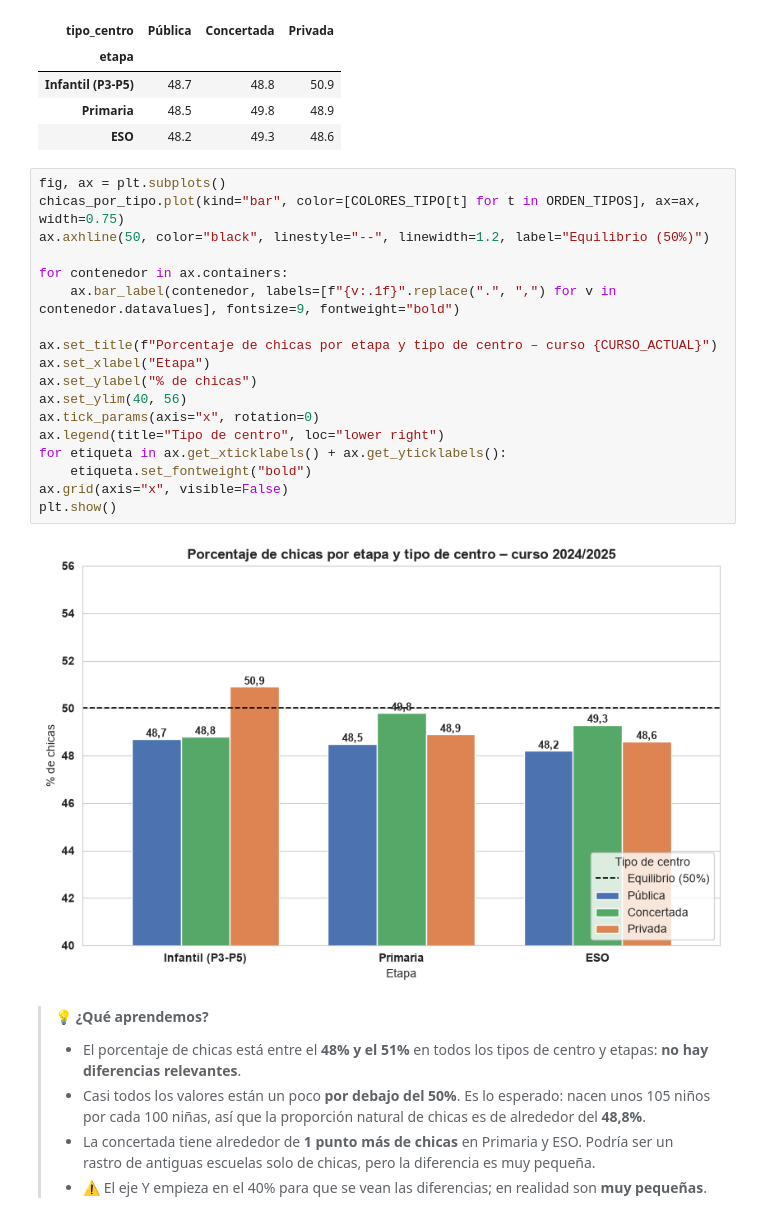
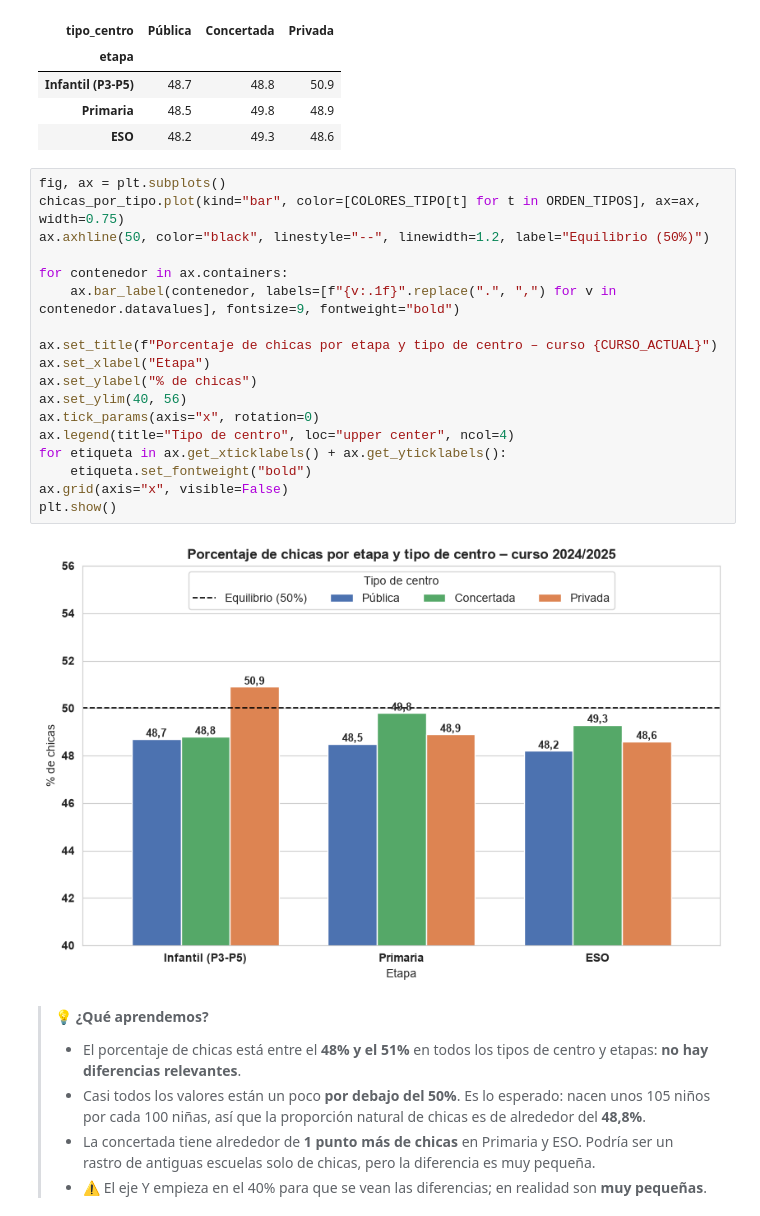
Before and after one commit to esrakesken/eda-educacion-barcelona, a Jupyter notebook: notebooks/01_eda_educacion_bcn.ipynb, the cells around one changed output. Cells and saved outputs as stored; diff of their text form.

```diff
--- a/notebooks/01_eda_educacion_bcn.ipynb
+++ b/notebooks/01_eda_educacion_bcn.ipynb
@@ -1104,23 +1104,23 @@ chicas_por_tipo
 # %%
 fig, ax = plt.subplots()
 chicas_por_tipo.plot(kind="bar", color=[COLORES_TIPO[t] for t in ORDEN_TIPOS], ax=ax, width=0.75)
 ax.axhline(50, color="black", linestyle="--", linewidth=1.2, label="Equilibrio (50%)")
 
 for contenedor in ax.containers:
     ax.bar_label(contenedor, labels=[f"{v:.1f}".replace(".", ",") for v in contenedor.datavalues], fontsize=9, fontweight="bold")
 
 ax.set_title(f"Porcentaje de chicas por etapa y tipo de centro – curso {CURSO_ACTUAL}")
 ax.set_xlabel("Etapa")
 ax.set_ylabel("% de chicas")
 ax.set_ylim(40, 56)
 ax.tick_params(axis="x", rotation=0)
-ax.legend(title="Tipo de centro", loc="lower right")
+ax.legend(title="Tipo de centro", loc="upper center", ncol=4)
 for etiqueta in ax.get_xticklabels() + ax.get_yticklabels():
     etiqueta.set_fontweight("bold")
 ax.grid(axis="x", visible=False)
 plt.show()
 # %% [output]
-[figure, old version]
+[figure, new version]
 # %% [markdown]
 > **💡 ¿Qué aprendemos?**
 > - El porcentaje de chicas está entre el **48% y el 51%** en todos los tipos de centro y etapas: **no hay diferencias relevantes**.
```
